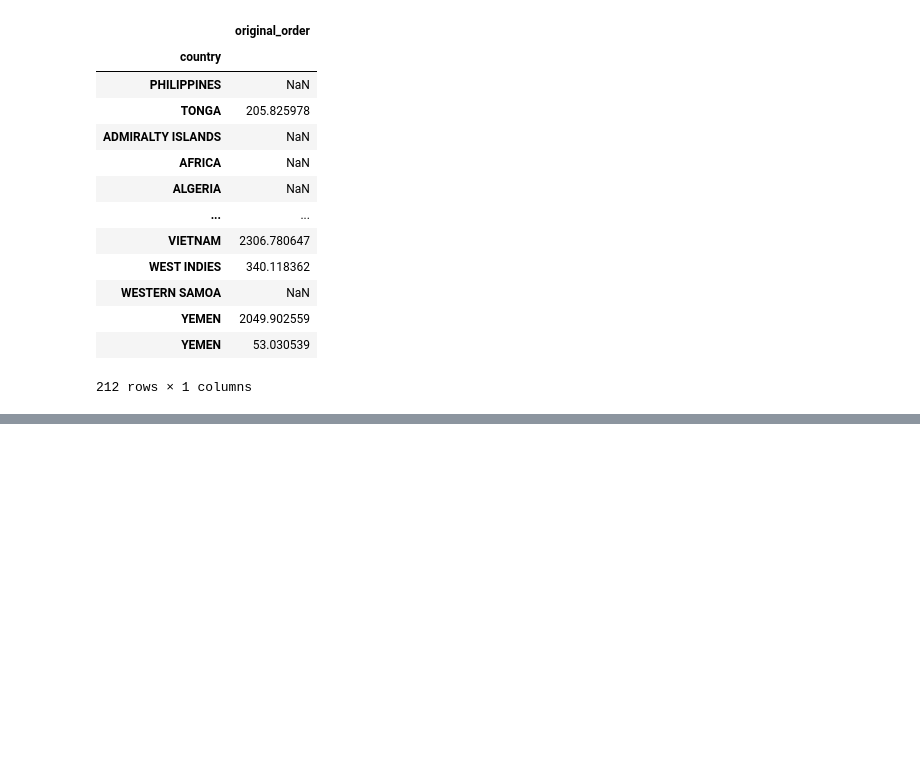
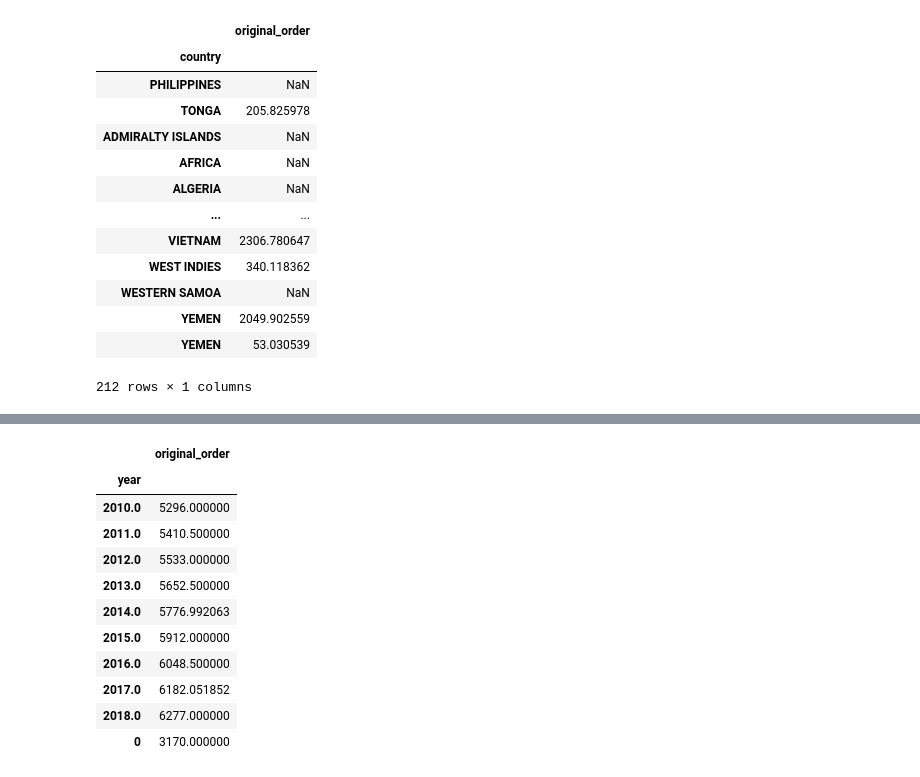
Before and after one commit to monicaclaros/Pandas_MKCC, a Jupyter notebook: Pandas_Safaera.ipynb, the cells around one changed output, grey strips where cells are left out. Saved outputs shown, nothing was run; the diff lists cells and outputs as text; code cells hidden in the pictures; blank space fills up the shorter version.

```diff
--- a/Pandas_Safaera.ipynb
+++ b/Pandas_Safaera.ipynb
@@ -376,0 +403,18 @@ std_data
+# %%
+year_rank = df_sharks.groupby('year')
+# %%
+year_mean = year_rank.mean()
+year_mean.tail(10)
+# %% [output]
+|  | original_order |
+| year |  |
+| 2010.0 | 5296.000000 |
+| 2011.0 | 5410.500000 |
+| 2012.0 | 5533.000000 |
+| 2013.0 | 5652.500000 |
+| 2014.0 | 5776.992063 |
+| 2015.0 | 5912.000000 |
+| 2016.0 | 6048.500000 |
+| 2017.0 | 6182.051852 |
+| 2018.0 | 6277.000000 |
+| 0 | 3170.000000 |
```
Also changed, not shown: parts of 3 cells of this notebook.
